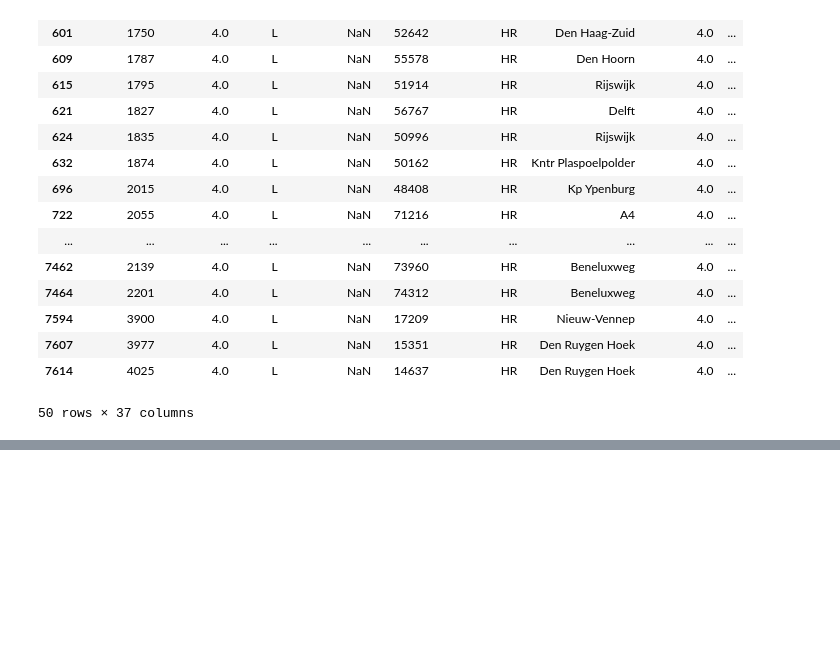
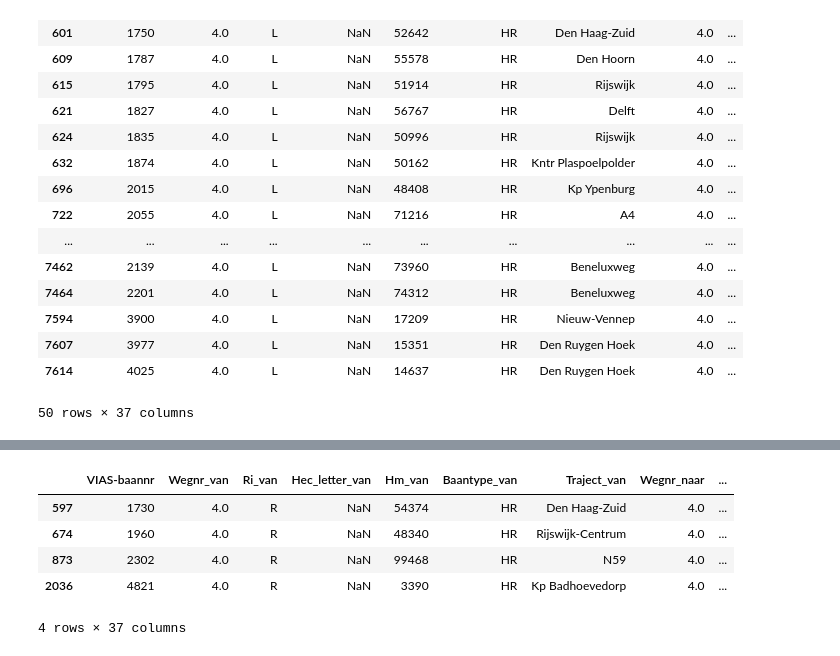
Before and after one commit to Liselotvansteekelenburg/TIL6010-LabAssignments, a Jupyter notebook: Ch4.ipynb, the cells around one changed output, grey strips where cells are left out. Cells and saved outputs as stored; diff of their text form; code cells hidden in the pictures; blank space fills up the shorter version.

```diff
--- a/Ch4.ipynb
+++ b/Ch4.ipynb
@@ -95,0 +258,16 @@ display(df_road_4HR_HM_L)
+# %%
+data_2014 = 'datasets_spitsuren_wegvakken/INWEVA_2014_spits.xlsx'
+df2014 = pd.read_excel(data_2014)
+df2014
+
+df_road_4HR2014 = df[(df['Wegnr_van'] == 4) & (df["Wegnr_naar"] == 4) & (df['Baantype_naar'] == 'HR') & (df['Baantype_van'] == 'HR')]
+df_road_4HR_HM2014 = df_road_4HR2014[(df_road_4HR2014['Hm_van'] <= 150000) & (df_road_4HR2014['Hm_naar'] <= 150000)]
+df_road_4HR_HM_R_2014 = df_road_4HR_HM2014[(df_road_4HR_HM_R_2014['Ri_van'] == 'R') & (df_road_4HR_HM2014['Ri_naar'] == 'R') ]
+df_road_4HR_HM_R_2014
+# %% [output]
+|  | VIAS-baannr | Wegnr_van | Ri_van | Hec_letter_van | Hm_van | Baantype_van | Traject_van | Wegnr_naar | ... |
+| 597 | 1730 | 4.0 | R | NaN | 54374 | HR | Den Haag-Zuid | 4.0 | ... |
+| 674 | 1960 | 4.0 | R | NaN | 48340 | HR | Rijswijk-Centrum | 4.0 | ... |
+| 873 | 2302 | 4.0 | R | NaN | 99468 | HR | N59 | 4.0 | ... |
+| 2036 | 4821 | 4.0 | R | NaN | 3390 | HR | Kp Badhoevedorp | 4.0 | ... |
+4 rows × 37 columns
```
Also changed, not shown: parts of 5 cells of this notebook, 1 other file.
